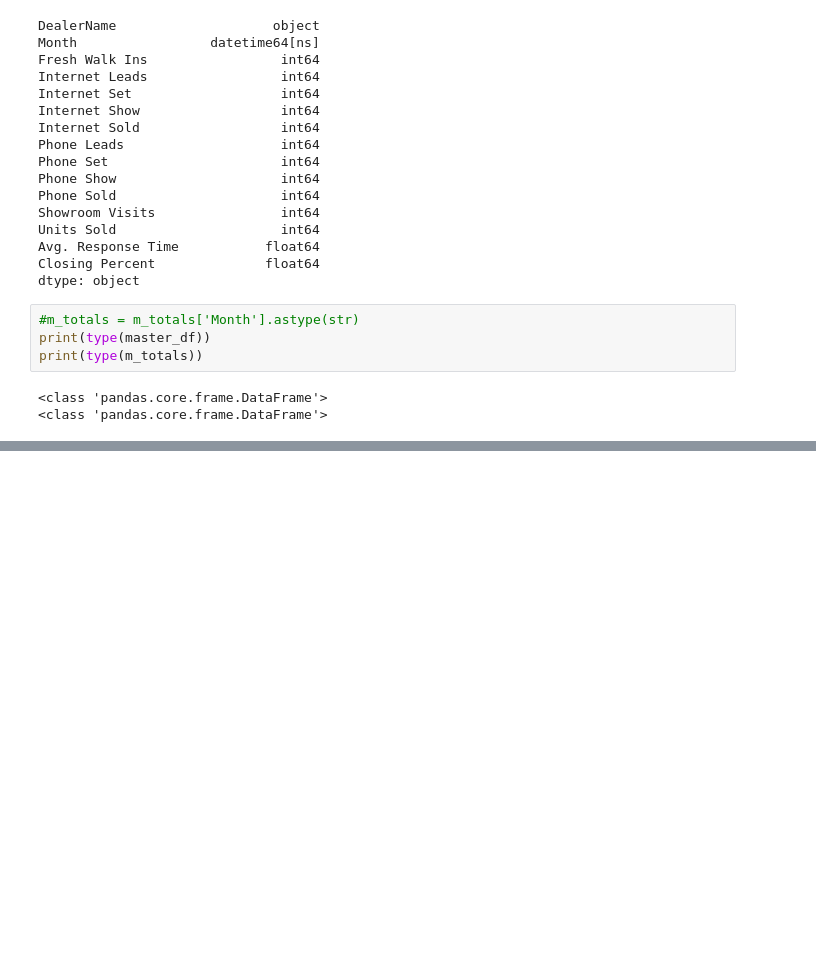
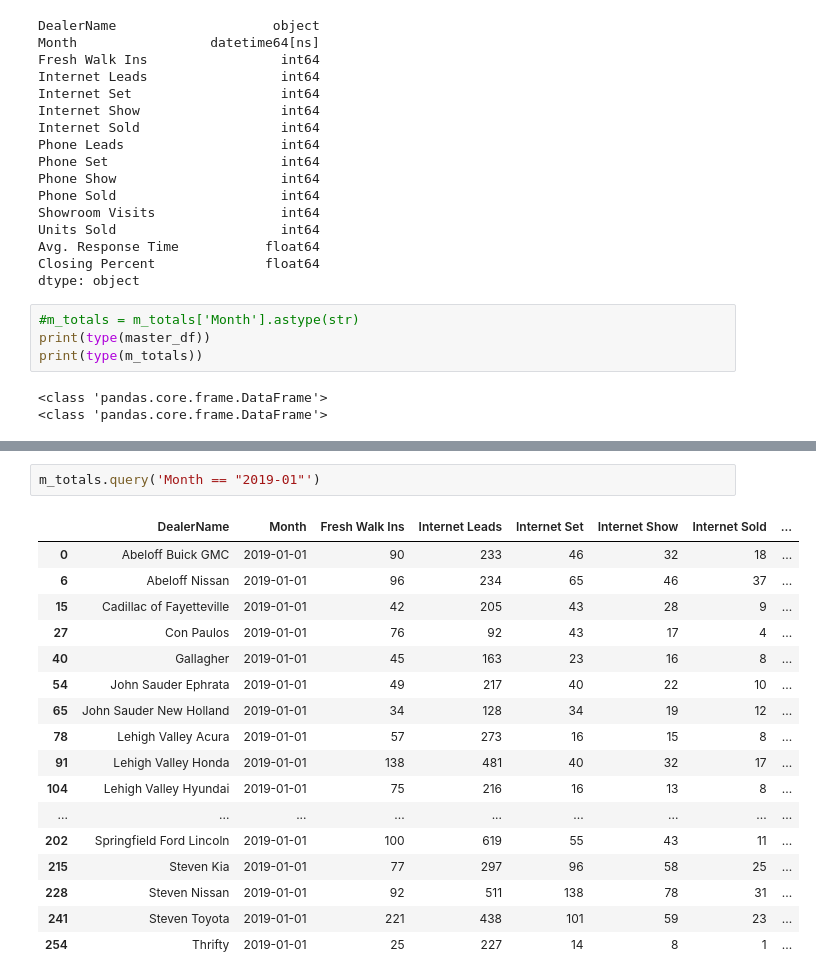
Before and after one commit to GarrettMarkScott/CRM-Data-from-GSheets, a Jupyter notebook: Analyzing our Clients CRM Data.ipynb, the cells around one changed output, grey strips where cells are left out. Drawn from its saved outputs; the diff is of its cells as text; blank space fills up the shorter version.

```diff
--- a/Analyzing our Clients CRM Data.ipynb
+++ b/Analyzing our Clients CRM Data.ipynb
@@ -248,0 +212,20 @@ plt.plot(m_totals.groupby(['Month'])['Units Sold'].sum());
+# %%
+m_totals.query('Month == "2019-01"')
+# %% [output]
+|  | DealerName | Month | Fresh Walk Ins | Internet Leads | Internet Set | Internet Show | Internet Sold | ... |
+| 0 | Abeloff Buick GMC | 2019-01-01 | 90 | 233 | 46 | 32 | 18 | ... |
+| 6 | Abeloff Nissan | 2019-01-01 | 96 | 234 | 65 | 46 | 37 | ... |
+| 15 | Cadillac of Fayetteville | 2019-01-01 | 42 | 205 | 43 | 28 | 9 | ... |
+| 27 | Con Paulos | 2019-01-01 | 76 | 92 | 43 | 17 | 4 | ... |
+| 40 | Gallagher | 2019-01-01 | 45 | 163 | 23 | 16 | 8 | ... |
+| 54 | John Sauder Ephrata | 2019-01-01 | 49 | 217 | 40 | 22 | 10 | ... |
+| 65 | John Sauder New Holland | 2019-01-01 | 34 | 128 | 34 | 19 | 12 | ... |
+| 78 | Lehigh Valley Acura | 2019-01-01 | 57 | 273 | 16 | 15 | 8 | ... |
+| 91 | Lehigh Valley Honda | 2019-01-01 | 138 | 481 | 40 | 32 | 17 | ... |
+| 104 | Lehigh Valley Hyundai | 2019-01-01 | 75 | 216 | 16 | 13 | 8 | ... |
+| ... | ... | ... | ... | ... | ... | ... | ... | ... |
+| 202 | Springfield Ford Lincoln | 2019-01-01 | 100 | 619 | 55 | 43 | 11 | ... |
+| 215 | Steven Kia | 2019-01-01 | 77 | 297 | 96 | 58 | 25 | ... |
+| 228 | Steven Nissan | 2019-01-01 | 92 | 511 | 138 | 78 | 31 | ... |
+| 241 | Steven Toyota | 2019-01-01 | 221 | 438 | 101 | 59 | 23 | ... |
+| 254 | Thrifty | 2019-01-01 | 25 | 227 | 14 | 8 | 1 | ... |
```
Also changed, not shown: parts of 10 cells of this notebook, 1 other file.
